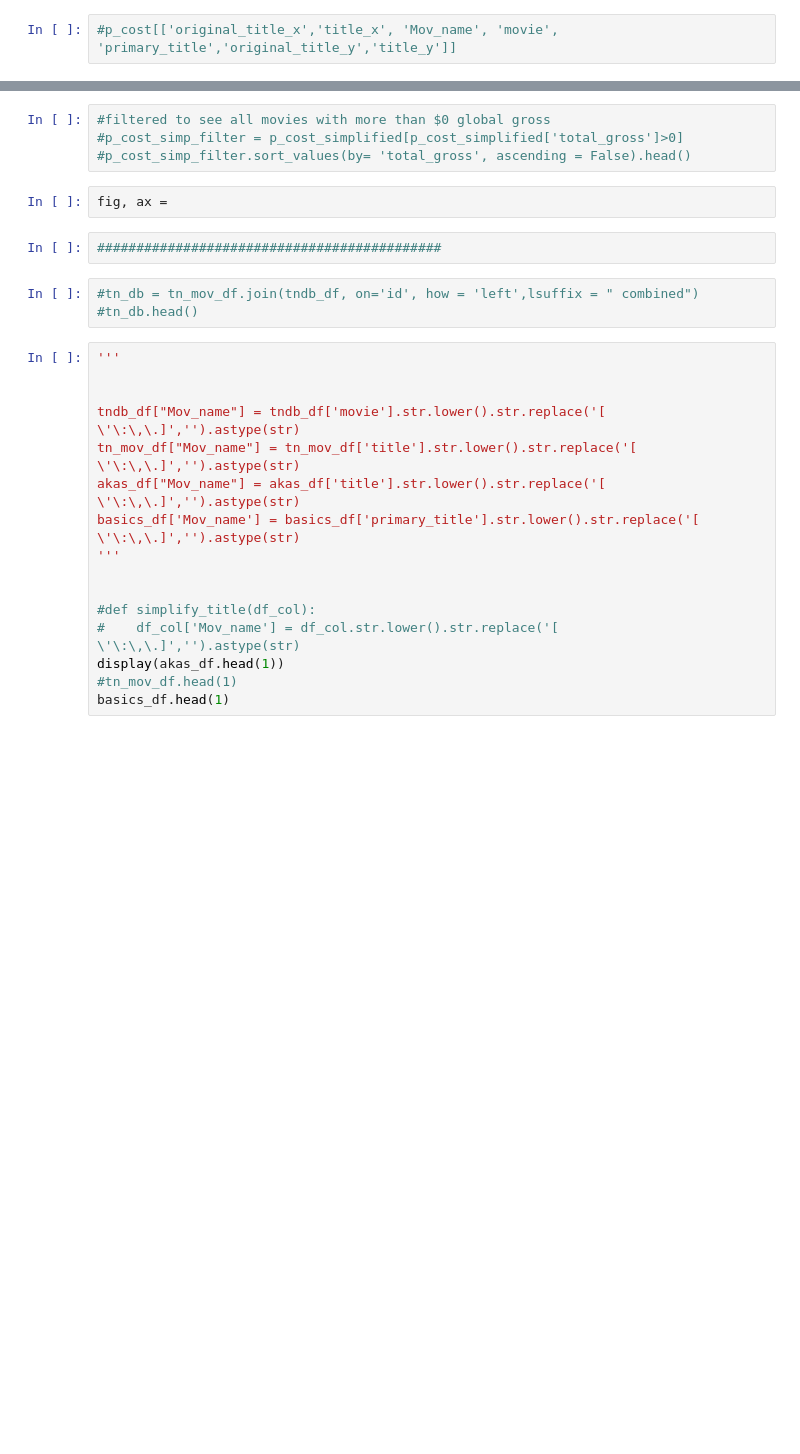
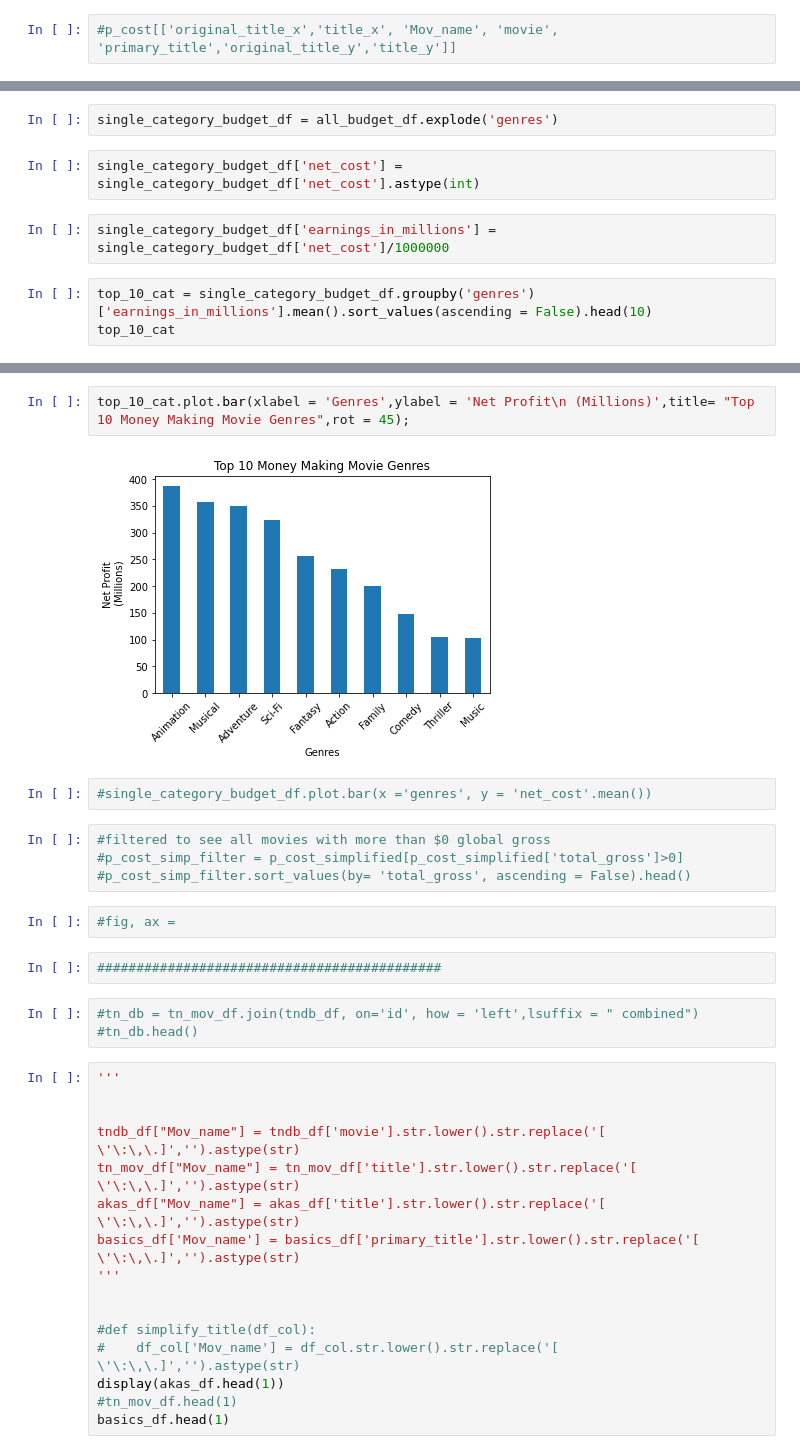
Before and after one commit to iansharff/microsoft_movies, a Jupyter notebook: individuals/eddie/Lin_E_data.ipynb, the cells around one changed output, grey strips where cells are left out. Cells and saved outputs as stored; diff of their text form; blank space fills up the shorter version.

```diff
--- a/individuals/eddie/Lin_E_data.ipynb
+++ b/individuals/eddie/Lin_E_data.ipynb
@@ -153,0 +125,9 @@ p_cost_simplified.sort_values(by= 'total_gross', ascending = False)
+# %%
+single_category_budget_df = all_budget_df.explode('genres')
+# %%
+single_category_budget_df['net_cost'] = single_category_budget_df['net_cost'].astype(int)
+# %%
+single_category_budget_df['earnings_in_millions'] = single_category_budget_df['net_cost']/1000000
+# %%
+top_10_cat = single_category_budget_df.groupby('genres')['earnings_in_millions'].mean().sort_values(ascending = False).head(10)
+top_10_cat
@@ -154,9 +147,15 @@ p_cost_simplified.sort_values(by= 'total_gross', ascending = False)
+# %%
+top_10_cat.plot.bar(xlabel = 'Genres',ylabel = 'Net Profit\n (Millions)',title= "Top 10 Money Making Movie Genres",rot = 45);
+# %% [output]
+[figure, added]
+# %%
+#single_category_budget_df.plot.bar(x ='genres', y = 'net_cost'.mean())
 # %%
 #filtered to see all movies with more than $0 global gross
 #p_cost_simp_filter = p_cost_simplified[p_cost_simplified['total_gross']>0]
 #p_cost_simp_filter.sort_values(by= 'total_gross', ascending = False).head()
-# %%
-fig, ax =
+# %%
+#fig, ax =
 # %%
 ############################################
 # %%
```
Also changed, not shown: parts of 15 cells of this notebook.
